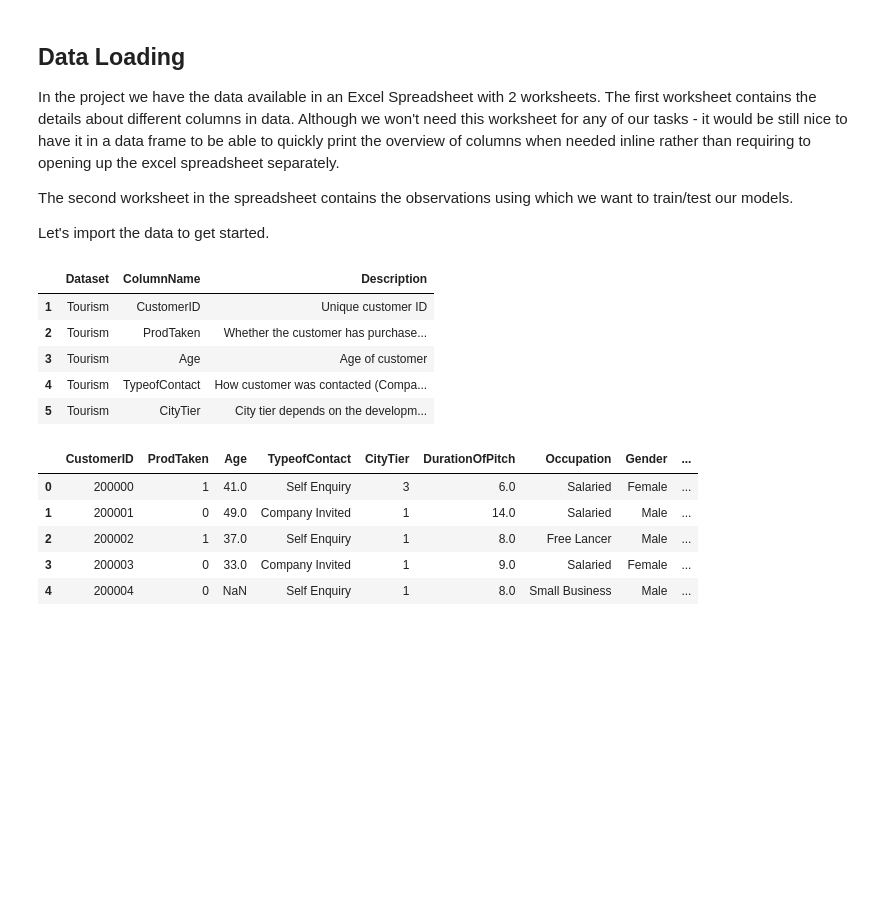
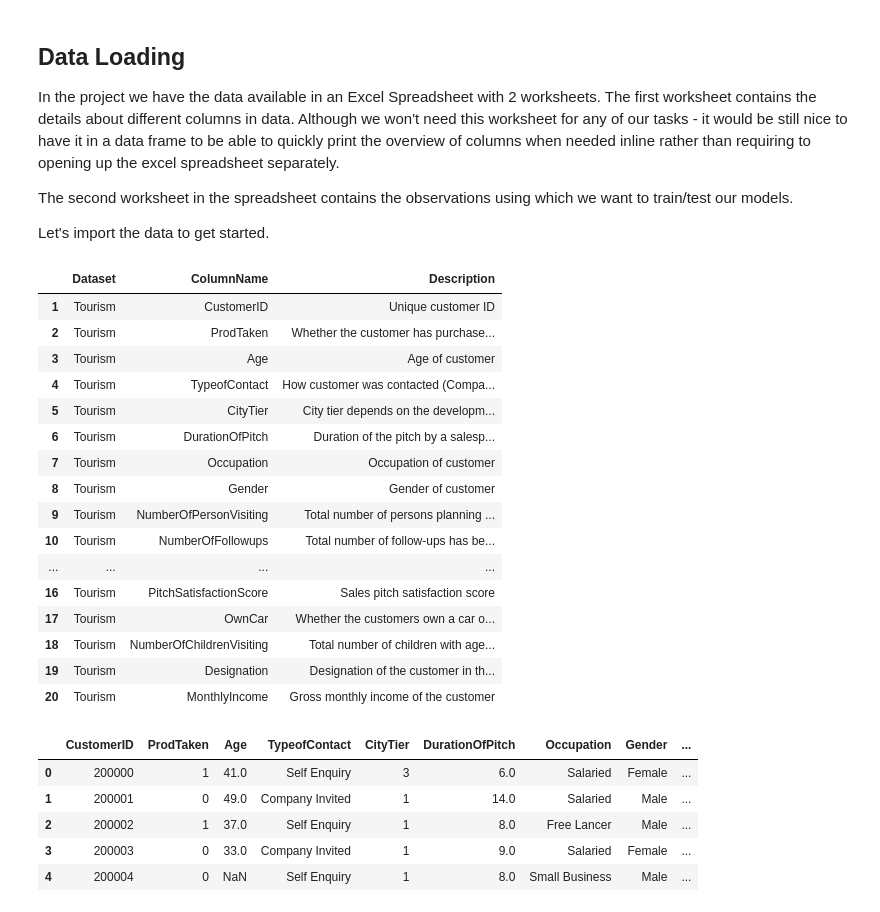
Before and after one commit to pradeep-pioneer/gl-pgp-aiml-uta-intl-dec20-pradeep-pioneer, a Jupyter notebook: 06-ensemble-techniques/assignments/02-et-travel-package-purchase-prediction.ipynb, the cells around one changed output. Saved outputs shown, nothing was run; the diff lists cells and outputs as text; code cells hidden in the pictures; blank space fills up the shorter version.

```diff
--- a/06-ensemble-techniques/assignments/02-et-travel-package-purchase-prediction.ipynb
+++ b/06-ensemble-techniques/assignments/02-et-travel-package-purchase-prediction.ipynb
@@ -168,16 +185,29 @@ data_dictionary = pd.read_excel('Tourism.xlsx', sheet_name='Data Dict', engine='
 customer_travel_package_data = pd.read_excel('Tourism.xlsx', sheet_name='Tourism', engine='openpyxl')
 # %%
+# Format the dataframes because the in the Data Dict sheet we have an extra row and column in the beginning
 data_dictionary.drop('Unnamed: 0', axis=1, inplace=True)
 data_dictionary.drop([0], inplace=True)
 data_dictionary.rename(columns={"Unnamed: 1":"Dataset", "Unnamed: 2":"ColumnName", "Unnamed: 3":"Description"}, inplace=True)
-data_dictionary.head()
+# create a small helper function to print the data dict. when needed for easy visualization
+data_dictionary
 # %% [output]
 |  | Dataset | ColumnName | Description |
 | 1 | Tourism | CustomerID | Unique customer ID |
 | 2 | Tourism | ProdTaken | Whether the customer has purchase... |
 | 3 | Tourism | Age | Age of customer |
 | 4 | Tourism | TypeofContact | How customer was contacted (Compa... |
 | 5 | Tourism | CityTier | City tier depends on the developm... |
+| 6 | Tourism | DurationOfPitch | Duration of the pitch by a salesp... |
+| 7 | Tourism | Occupation | Occupation of customer |
+| 8 | Tourism | Gender | Gender of customer |
+| 9 | Tourism | NumberOfPersonVisiting | Total number of persons planning ... |
+| 10 | Tourism | NumberOfFollowups | Total number of follow-ups has be... |
+| ... | ... | ... | ... |
+| 16 | Tourism | PitchSatisfactionScore | Sales pitch satisfaction score |
+| 17 | Tourism | OwnCar | Whether the customers own a car o... |
+| 18 | Tourism | NumberOfChildrenVisiting | Total number of children with age... |
+| 19 | Tourism | Designation | Designation of the customer in th... |
+| 20 | Tourism | MonthlyIncome | Gross monthly income of the customer |
 # %%
 customer_travel_package_data.head()
 # %% [output]
```
Also changed, not shown: parts of 78 cells of this notebook, 3 other files.
